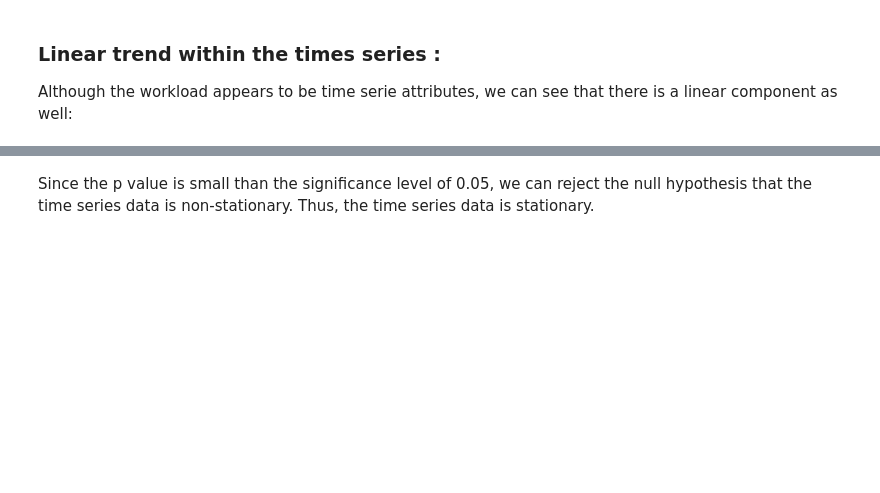
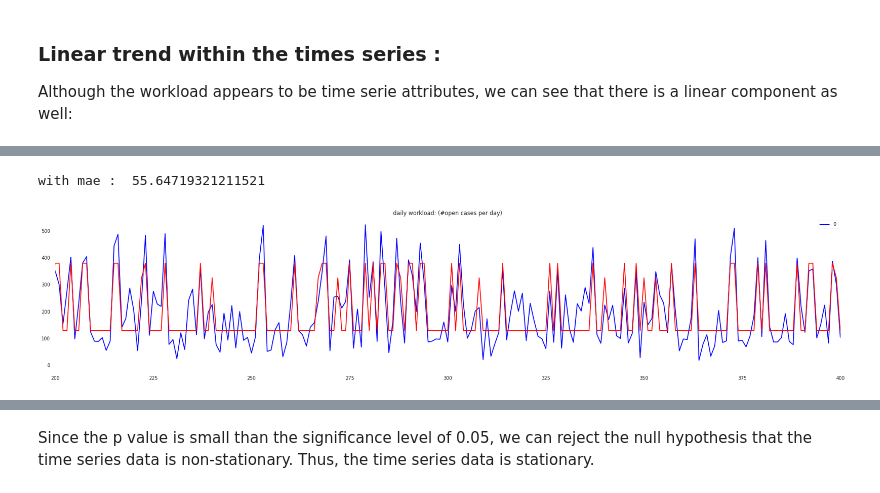
Before and after one commit to dmhliu/DS-Unit-2-Build-dmhliu, a Jupyter notebook: build2.ipynb, the cells around one changed output, grey strips where cells are left out. Drawn from its saved outputs; the diff is of its cells as text; code cells hidden in the pictures; blank space fills up the shorter version.

Commit message:
explain regression models

```diff
--- a/build2.ipynb
+++ b/build2.ipynb
@@ -443,23 +520,27 @@ print(model.score(y_pred, y_test), mean_absolute_error(y_pred,y_test))  #clearly
 # %%
 from sklearn.ensemble import RandomForestRegressor
-model = RandomForestRegressor()
+model = RandomForestRegressor(max_depth=1)
 
 X_train = train.day_offset.values.reshape(-1, 1)
-y_train = train.workload.values#.reshape(-1, 1)
+y_train = train.workload.values
 X_test = test.day_offset.values.reshape(-1, 1)
-y_test = test.workload.values#.reshape(-1, 1)
+y_test = test.workload.values
 
 model.fit(X_train, y_train)
 y_pred = model.predict(X_test)
 
-#print(model.score(y_pred, y_test))
 print('with mae : ', mean_absolute_error(y_pred,y_test))
 fig,ax = plt.subplots()
 rfpred= pd.DataFrame(data=[y_test,y_pred]).T
-ax= rfpred[0].plot(legend=False, figsize=(30,6), color='blue')
+ax= rfpred[0].plot( figsize=(30,6), color='blue')
 ax= rfpred[1].plot(color='red', figsize=(30,6))
+ax.let
+ax.set_xlim(200,400)
 plt.title('daily workload: (#open cases per day)')
 plt.show()
+# %% [output]
+with mae :  55.64719321211521
+[figure, added]
 # %%
 trainsize = int(df_dl.shape[0]*.8)
 trainsize
```
Also changed, not shown: parts of 24 cells of this notebook.
